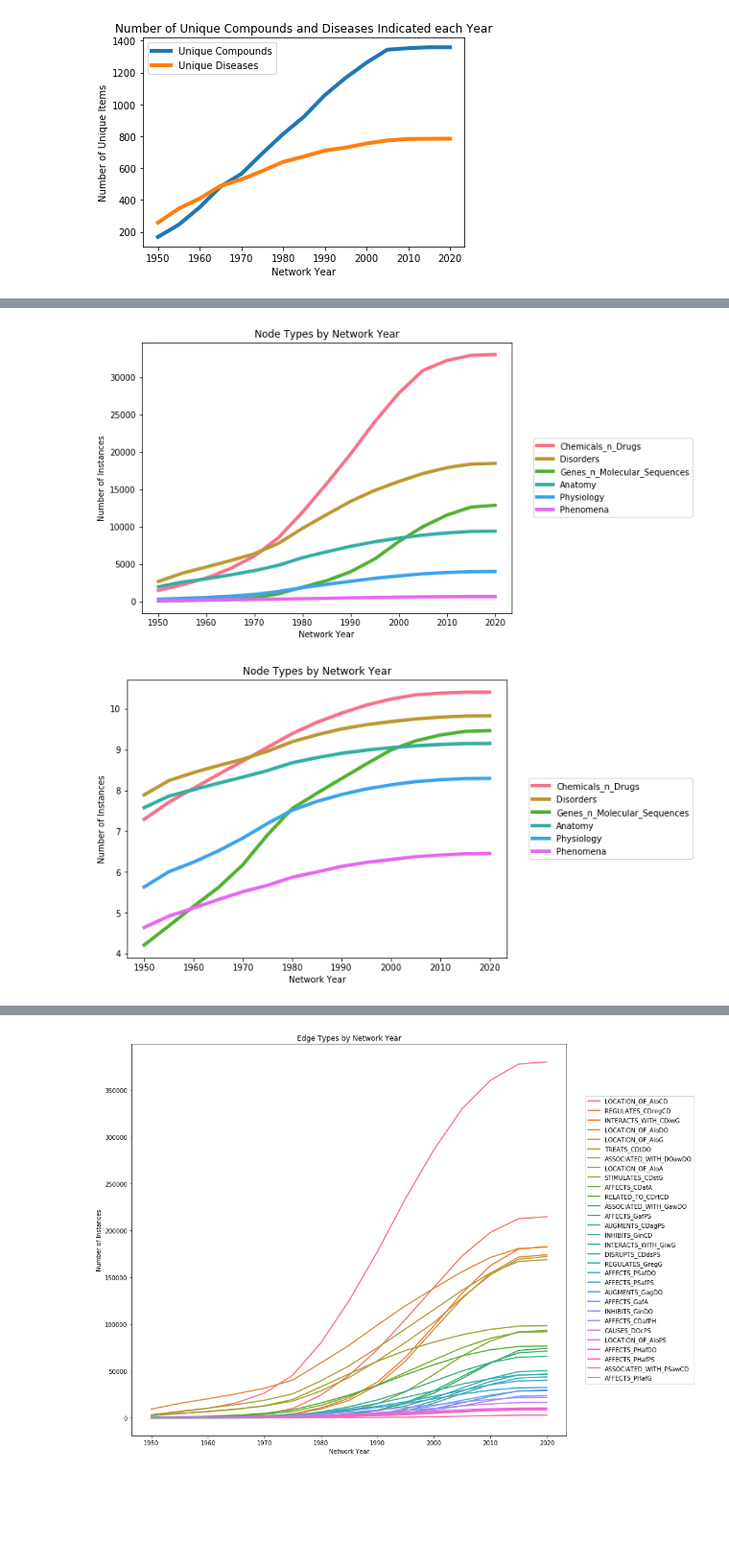
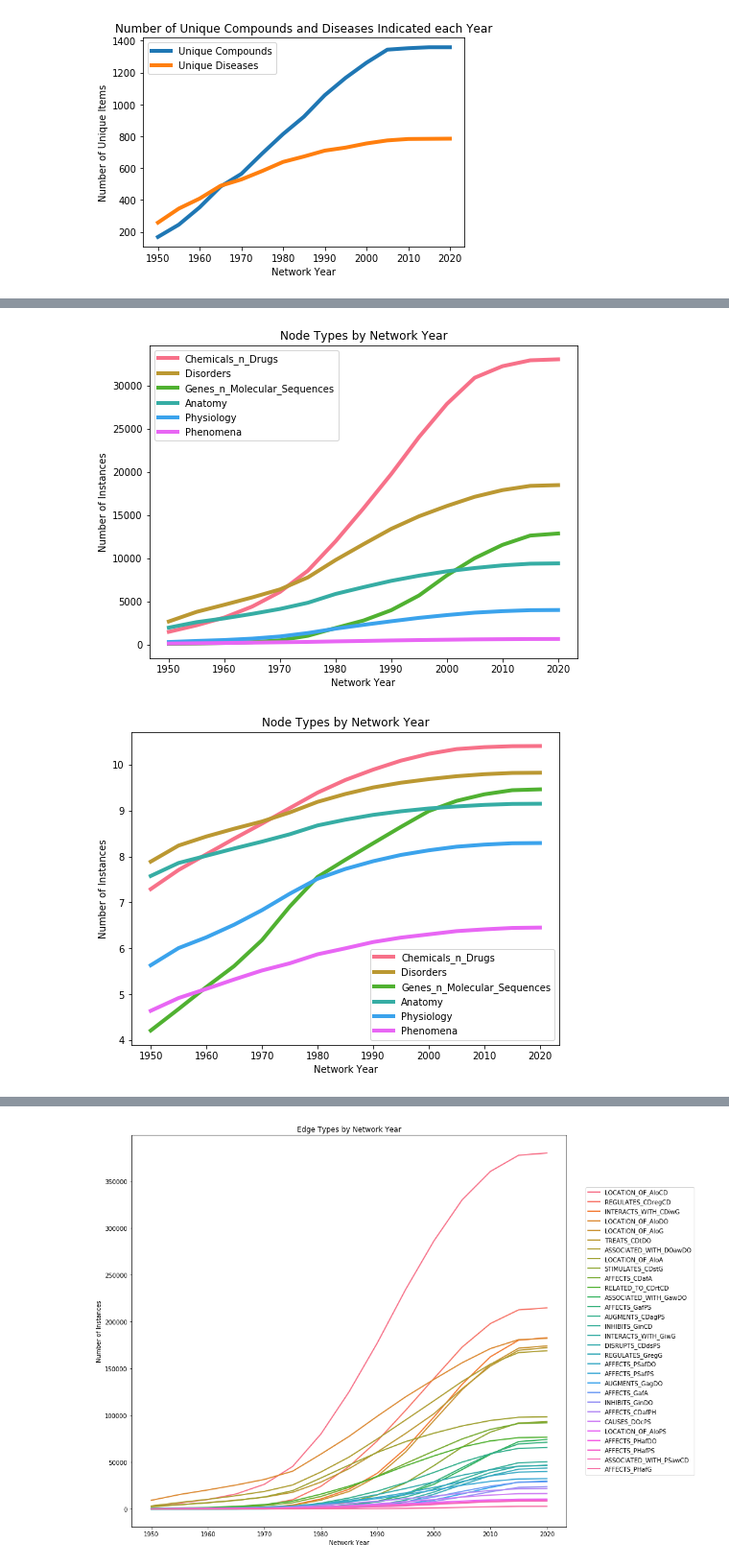
Before and after one commit to mmayers12/semmed, a Jupyter notebook: ml/analysis/Meta_analysis_of_network_structure_over_time.ipynb, the cells around one changed output, grey strips where cells are left out. Shown at 96% size. Cells and saved outputs as stored; diff of their text form; code cells hidden in the pictures; blank space fills up the shorter version.

```diff
--- a/ml/analysis/Meta_analysis_of_network_structure_over_time.ipynb
+++ b/ml/analysis/Meta_analysis_of_network_structure_over_time.ipynb
@@ -153,3 +196,20 @@ plt.title('Number of Unique Compounds and Diseases Indicated each Year');
 [figure]
 # %%
 n_names = [n.replace(' ', '_').replace('&', 'n').replace('>', '') for n in n_types.index]
+# %%
+data = meta[n_names].reset_index().melt(id_vars=['index'], value_vars=n_names)
+
+data['variable'] = data['variable'].str.replace('_n_', ' & ').str.replace('_', ' ')
+
+fig, ax = plt.subplots(1, 1)
+fig.set_size_inches((8, 6))
+
+sns.pointplot(x='index', y='value', data=data, hue='variable')
+
+skip_ticks()
+
+plt.legend(title='')
+
+plt.xlabel('Network Year')
+plt.ylabel('Number of Instances')
+plt.title('Node Types by Network Year');
@@ -156,18 +218,18 @@ n_names = [n.replace(' ', '_').replace('&', 'n').replace('>', '') for n in n_typ
 # %%
 with sns.color_palette('husl', n_colors=len(n_names)):
 
     fig, ax = plt.subplots(1, 1)
     fig.set_size_inches((8, 6))
     meta[n_names].plot(ax=ax, lw=4)
 
     plt.xlabel('Network Year')
     plt.ylabel('Number of Instances')
 
     plt.title('Node Types by Network Year')
 
-    plt.legend(loc=5, bbox_to_anchor=(1.5, 0.5));
+    plt.legend();
 # %% [output]
-[figure, old version]
+[figure, new version]
 # %%
 with sns.color_palette('husl', n_colors=len(n_names)):
 
@@ -180,6 +242,6 @@ with sns.color_palette('husl', n_colors=len(n_names)):
 
     plt.title('Node Types by Network Year')
 
-    plt.legend(loc=5, bbox_to_anchor=(1.5, 0.5));
+    plt.legend();
 # %% [output]
-[figure, old version]
+[figure, new version]
```
Also changed, not shown: parts of 10 cells of this notebook, 2 other files.
